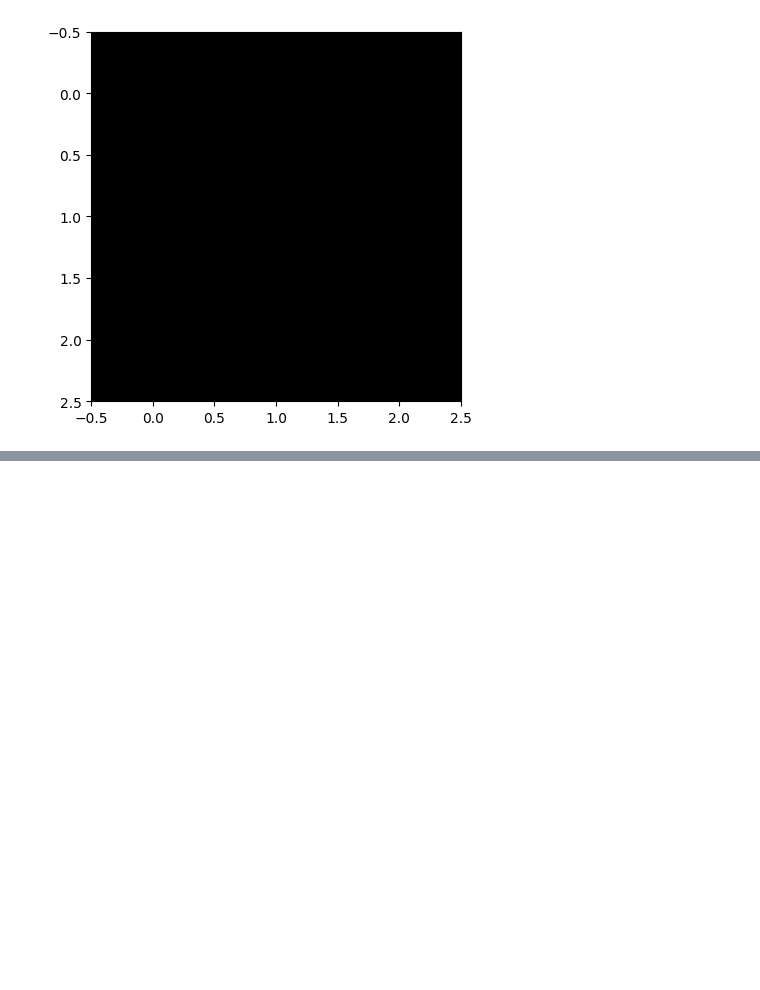
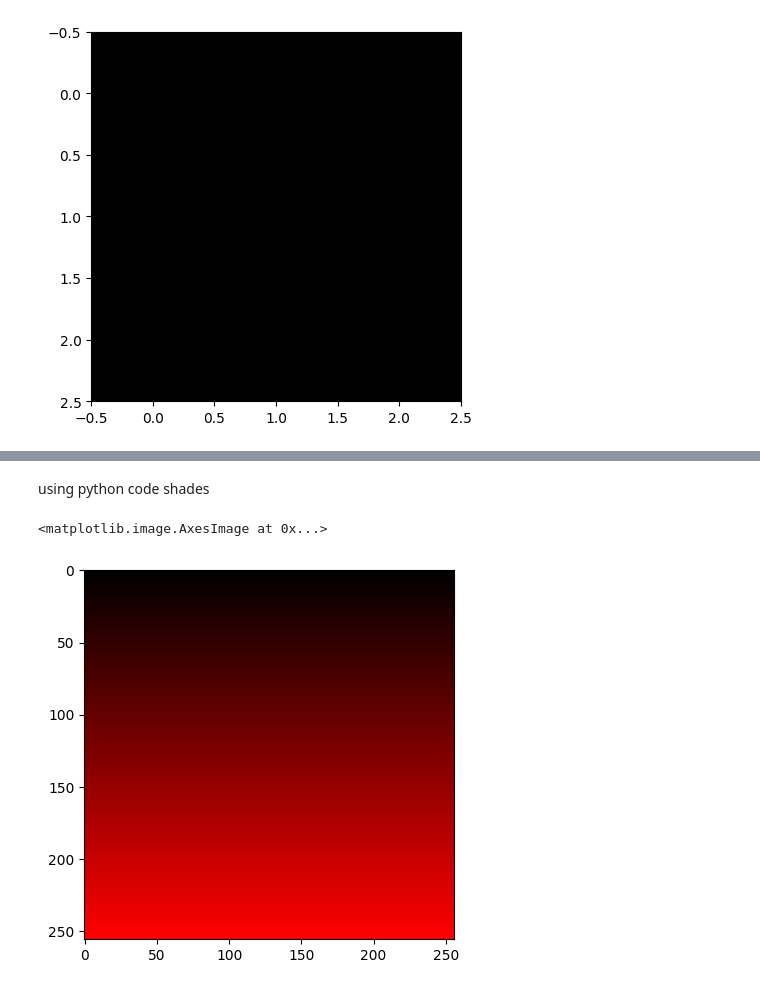
Before and after one commit to t-abs/Machine-Learning, a Jupyter notebook: Image_Processing.ipynb, the cells around one changed output, grey strips where cells are left out. Cells and saved outputs as stored; diff of their text form; code cells hidden in the pictures; blank space fills up the shorter version.

```diff
--- a/Image_Processing.ipynb
+++ b/Image_Processing.ipynb
@@ -111,0 +141,17 @@ True
+# %% [markdown]
+using python code shades
+# %%
+img = []
+
+for i in range(256):
+    t = []
+    for j in range(256):
+        t.append([i,0,0])
+    img.append(t)
+
+img = np.array(img)
+
+plt.imshow(img)
+# %% [output]
+<matplotlib.image.AxesImage at 0x...>
+[figure, added]
```
Also changed, not shown: parts of 7 cells of this notebook.
